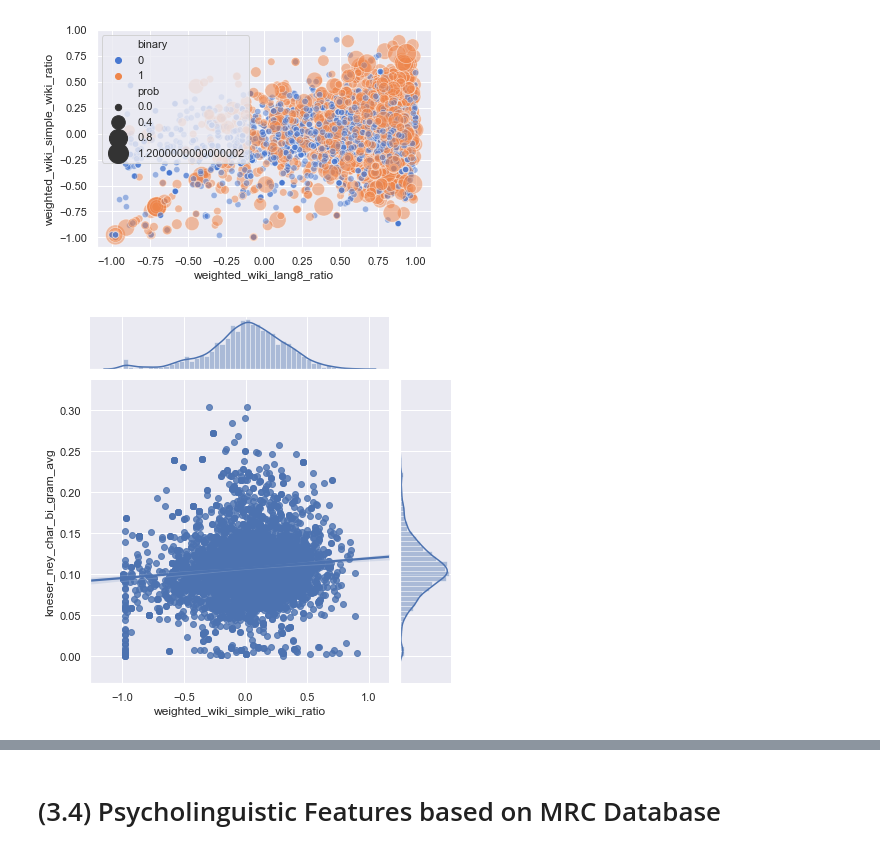
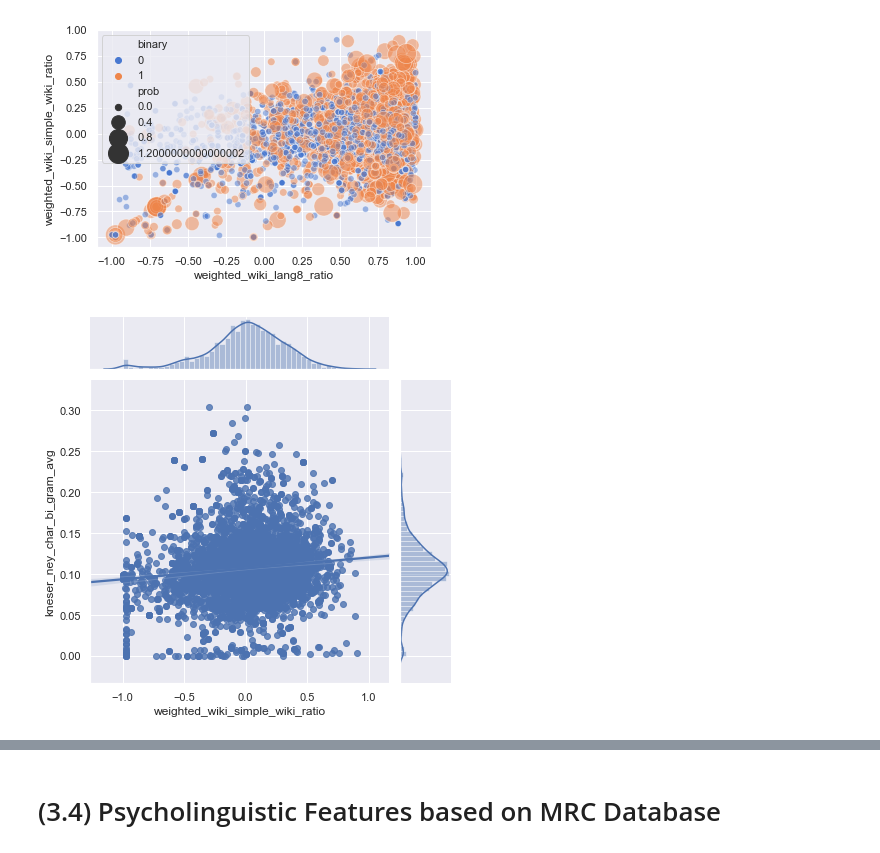
Before and after one commit to kristiankolthoff/CoWoPhId, a Jupyter notebook: python/features_cwi.ipynb, the cells around one changed output, grey strips where cells are left out. Drawn from its saved outputs; the diff is of its cells as text; code cells hidden in the pictures.

```diff
--- a/python/features_cwi.ipynb
+++ b/python/features_cwi.ipynb
@@ -1085,3 +805,7 @@ if not google_books_n_grams:
+# %%
+dataset_fc_frequency = [FeatureDataset(ds.name, fc_frequency, agg,
+                fc_frequency.func(ds.train, agg.agg), fc_frequency.func(ds.test, agg.agg)) for ds in datasets
+                          for agg in aggs]
 # %% [markdown]
 ### (2) Language Model
 Here we load the different Kneser-Ney n-gram models we trained previously.
@@ -1216,3 +868,34 @@ feature_categories.append(fc_corpus_based)
+# %%
+from nltk.stem.wordnet import *
+wordNetLemmatizer = WordNetLemmatizer()
+
+def features_language_model(dataframe, agg):
+    df = dataframe.copy()
+    df['kneser_ney_word_uni_gram'] = df.target.apply(lambda target : agg(target, \
+                                                    kneser_ney_word_uni_gram))
+    df['kneser_ney_word_bi_gram'] = df.target.apply(lambda target :  kneser_ney_word_bi_gram(target))
+    df['kneser_ney_char_uni_gram_avg'] = df.target.apply(lambda target : agg(target, \
+                                                    kneser_ney_char_uni_gram_avg))
+    df['kneser_ney_char_bi_gram_avg'] = df.target.apply(lambda target : agg(target, \
+                                                    kneser_ney_char_bi_gram_avg))
+    df['kneser_ney_char_tri_gram_avg'] = df.target.apply(lambda target : agg(target, \
+                                                    kneser_ney_char_tri_gram_avg))
+    df['kneser_ney_char_bi_complex'] = df.target.apply(lambda target : agg(target, \
+                                                    kneser_ney_char_bi_gram_avg_model, ngram_char_2_complex))
+    df['kneser_ney_char_bi_non_complex'] = df.target.apply(lambda target : agg(target, \
+                                                    kneser_ney_char_bi_gram_avg_model, ngram_char_2_non_complex))
+    df['kneser_ney_char_bi_c_nc_ratio'] = df.kneser_ney_char_bi_complex / df.kneser_ney_char_bi_non_complex
+    df['kneser_ney_char_bi_complex_cl'] = df.target.apply(lambda target : agg(target, \
+                                                    kneser_ney_char_bi_gram_avg_model, ngram_char_2_complex_cleaned))
+    df['kneser_ney_char_bi_non_complex_cl'] = df.target.apply(lambda target : agg(target, \
+                                                    kneser_ney_char_bi_gram_avg_model, ngram_char_2_non_complex_cleaned))
+    df['kneser_ney_char_bi_c_nc_ratio_cl'] = df.kneser_ney_char_bi_complex_cl / df.kneser_ney_char_bi_non_complex_cl
+    df = df.fillna(0)
+    return df
+
+fc_language_model = FeatureCategory('language_model', features_language_model)
+feature_categories.append(fc_language_model)
 # %%
-dataset_fc_corpus_based = [FeatureDataset(ds.name, fc_corpus_based,
-                fc_corpus_based.func(ds.train), fc_corpus_based.func(ds.test)) for ds in datasets]
+dataset_fc_language_model = [FeatureDataset(ds.name, fc_language_model, agg,
+                fc_language_model.func(ds.train, agg.agg), fc_language_model.func(ds.test, agg.agg)) for ds in datasets
+                          for agg in aggs]
@@ -1242,3 +902,7 @@ concat_features = concat_feature_datasets(dataset_fc_corpus_based, dataset_fc_or
+# %%
+fc_corpus = FeatureCategory('corpus', [fc_frequency, fc_language_model])
+dataset_fc_corpus = [FeatureDataset(ds.name, fc_corpus,  ds.agg,
+            ds.train, ds.test) for ds in concat_feature_datasets(dataset_fc_frequency, dataset_fc_language_model)]
 # %%
 import seaborn as sns
 import matplotlib.pyplot as plt
@@ -1263,14 +927,14 @@ figure.savefig('../plots/features/weighted-wiki-to-kn-bi-c-nc-cl.pdf')
 # %%
 import seaborn as sns
 import matplotlib.pyplot as plt
 
 sns.set(style="darkgrid")
 
 #Select wikipedia train set of concatenation
-data = concat_features[0].train
+data = dataset_fc_corpus[0].train
 #data = data.loc[data.cal_ngram_2_sim_min<0.3,]
 
 complexity_plot = sns.jointplot(x="weighted_wiki_simple_wiki_ratio", y="kneser_ney_char_bi_gram_avg", data=data, kind="reg")
 plt.show(complexity_plot)
 # %% [output]
-[figure, old version]
+[figure, new version]
```
Also changed, not shown: parts of 56 cells of this notebook.
